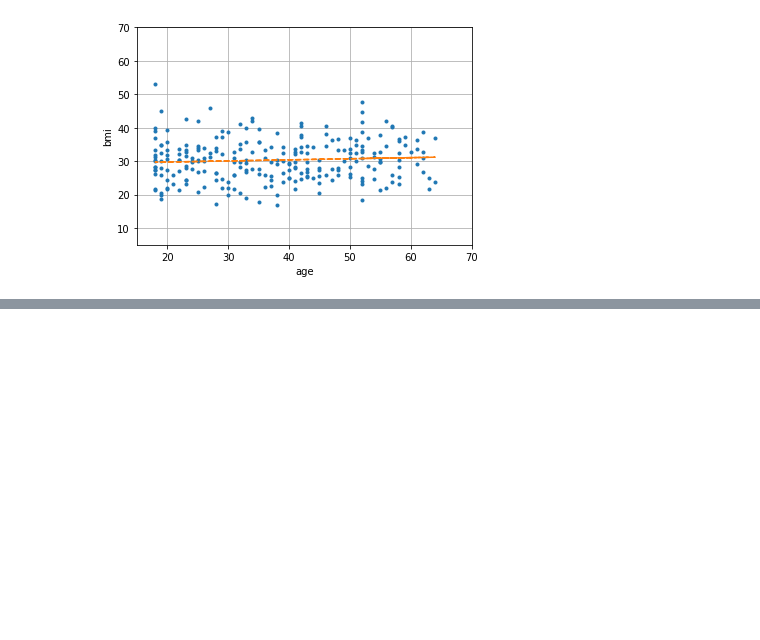
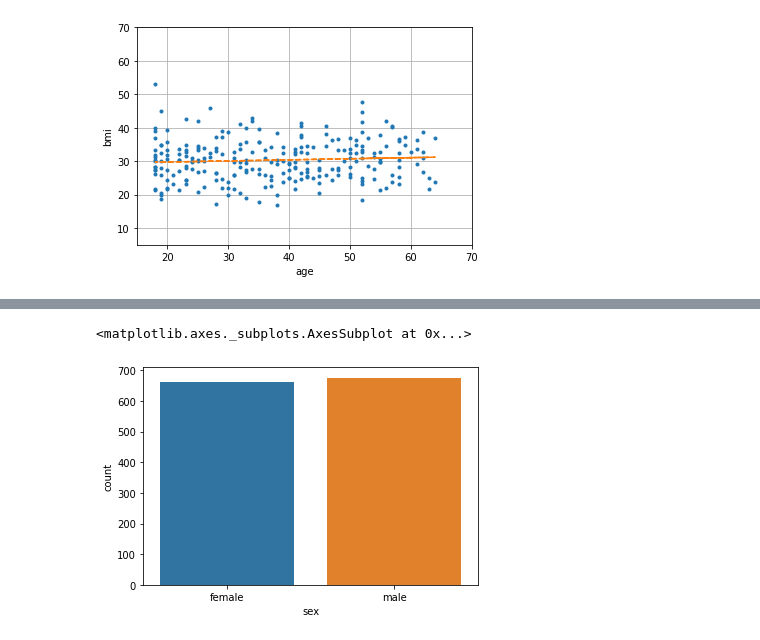
Before and after one commit to 2147118Joshua/Machine_Learning, a Jupyter notebook: ML.ipynb, the cells around one changed output, grey strips where cells are left out. Cells and saved outputs as stored; diff of their text form; code cells hidden in the pictures; blank space fills up the shorter version.

```diff
--- a/ML.ipynb
+++ b/ML.ipynb
@@ -121,0 +99,5 @@ Predicted weight =  [[0.30162938]]
+# %%
+sns.countplot(dset['sex'])
+# %% [output]
+<matplotlib.axes._subplots.AxesSubplot at 0x...>
+[figure, added]
```
Also changed, not shown: parts of 9 cells of this notebook.
